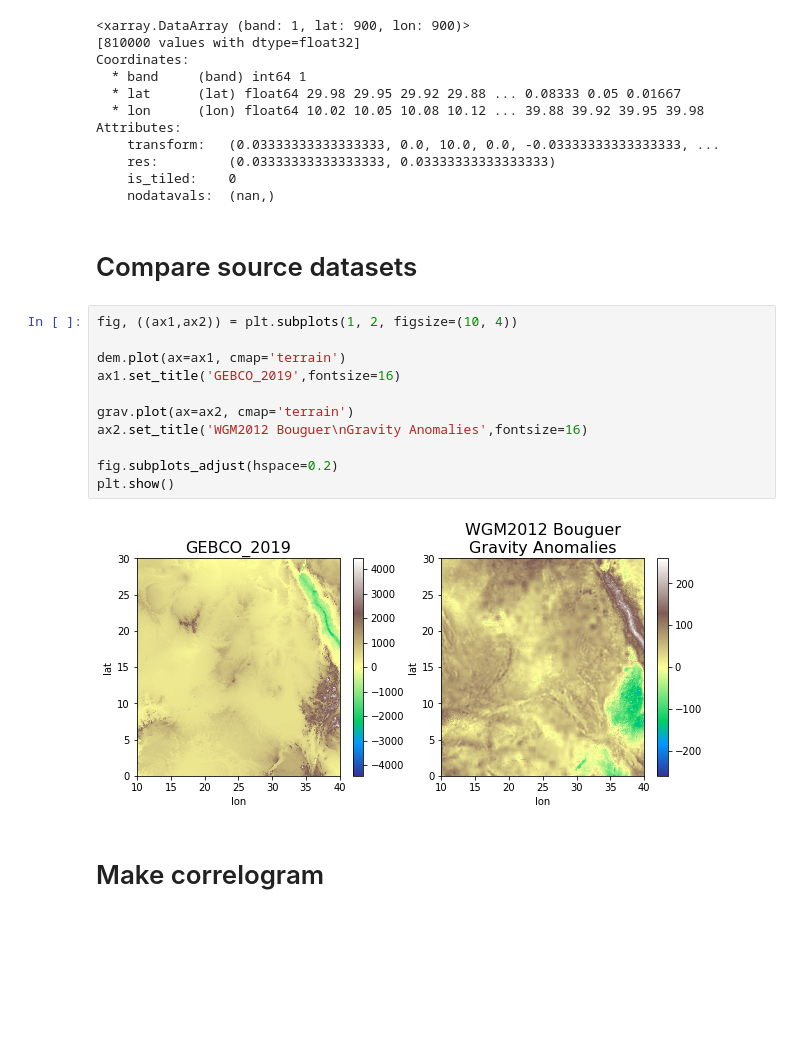
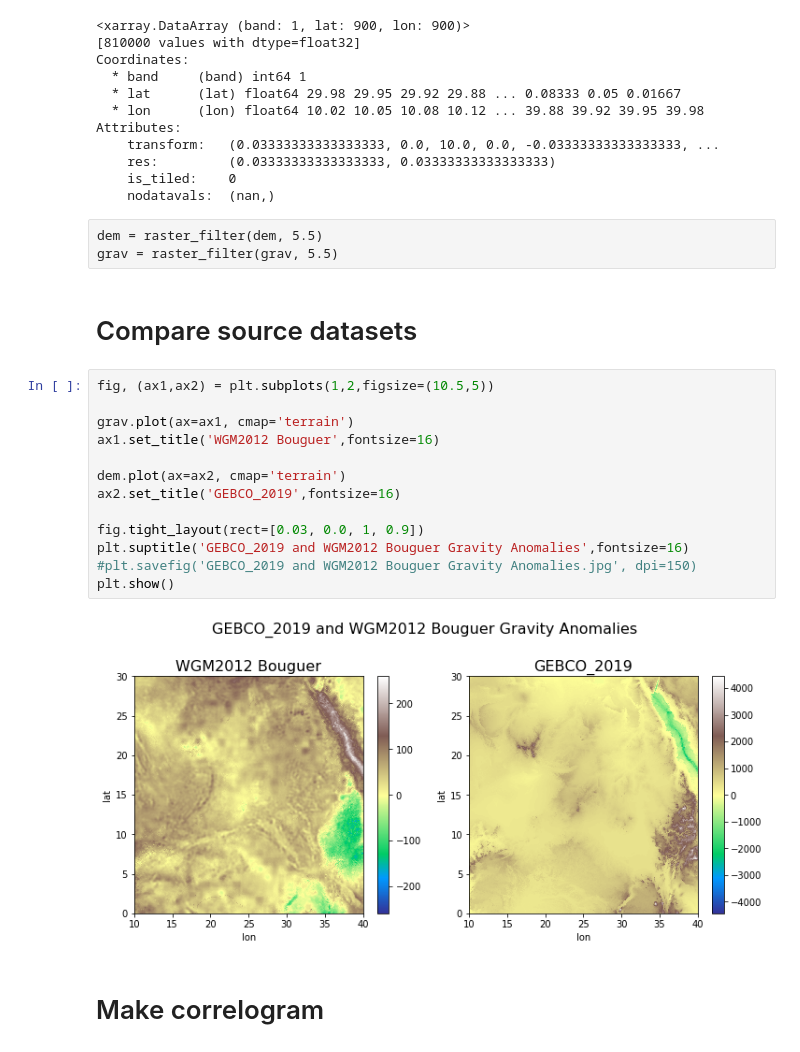
Before and after one commit to AlexeyPechnikov/gis-snippets, a Jupyter notebook: Africa/GEBCO_Bouguer_correlogram.Africa30x30.ipynb, the cells around one changed output. Saved outputs shown, nothing was run; the diff lists cells and outputs as text; blank space fills up the shorter version.

```diff
--- a/Africa/GEBCO_Bouguer_correlogram.Africa30x30.ipynb
+++ b/Africa/GEBCO_Bouguer_correlogram.Africa30x30.ipynb
@@ -96,21 +96,26 @@ Attributes:
     res:         (0.03333333333333333, 0.03333333333333333)
     is_tiled:    0
     nodatavals:  (nan,)
+# %% [raw]
+dem = raster_filter(dem, 5.5)
+grav = raster_filter(grav, 5.5)
 # %% [markdown]
 # Compare source datasets
 # %%
-fig, ((ax1,ax2)) = plt.subplots(1, 2, figsize=(10, 4))
+fig, (ax1,ax2) = plt.subplots(1,2,figsize=(10.5,5))
 
-dem.plot(ax=ax1, cmap='terrain')
-ax1.set_title('GEBCO_2019',fontsize=16)
+grav.plot(ax=ax1, cmap='terrain')
+ax1.set_title('WGM2012 Bouguer',fontsize=16)
 
-grav.plot(ax=ax2, cmap='terrain')
-ax2.set_title('WGM2012 Bouguer\nGravity Anomalies',fontsize=16)
+dem.plot(ax=ax2, cmap='terrain')
+ax2.set_title('GEBCO_2019',fontsize=16)
 
-fig.subplots_adjust(hspace=0.2)
+fig.tight_layout(rect=[0.03, 0.0, 1, 0.9])
+plt.suptitle('GEBCO_2019 and WGM2012 Bouguer Gravity Anomalies',fontsize=16)
+#plt.savefig('GEBCO_2019 and WGM2012 Bouguer Gravity Anomalies.jpg', dpi=150)
 plt.show()
 # %% [output]
-[figure, old version]
+[figure, new version]
 # %% [markdown]
 
 # Make correlogram
```
Also changed, not shown: parts of 7 cells of this notebook, 1 other file.
